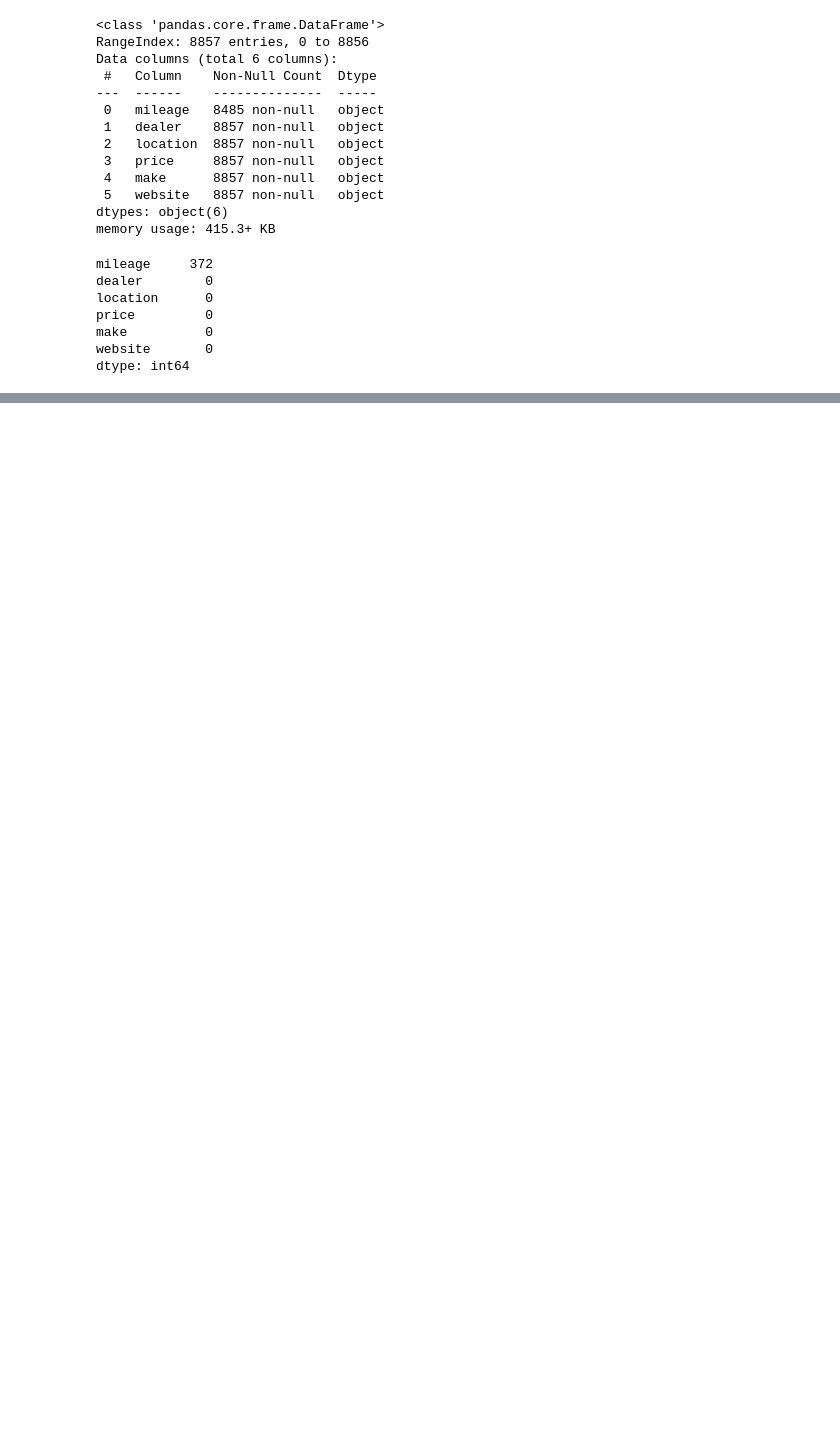
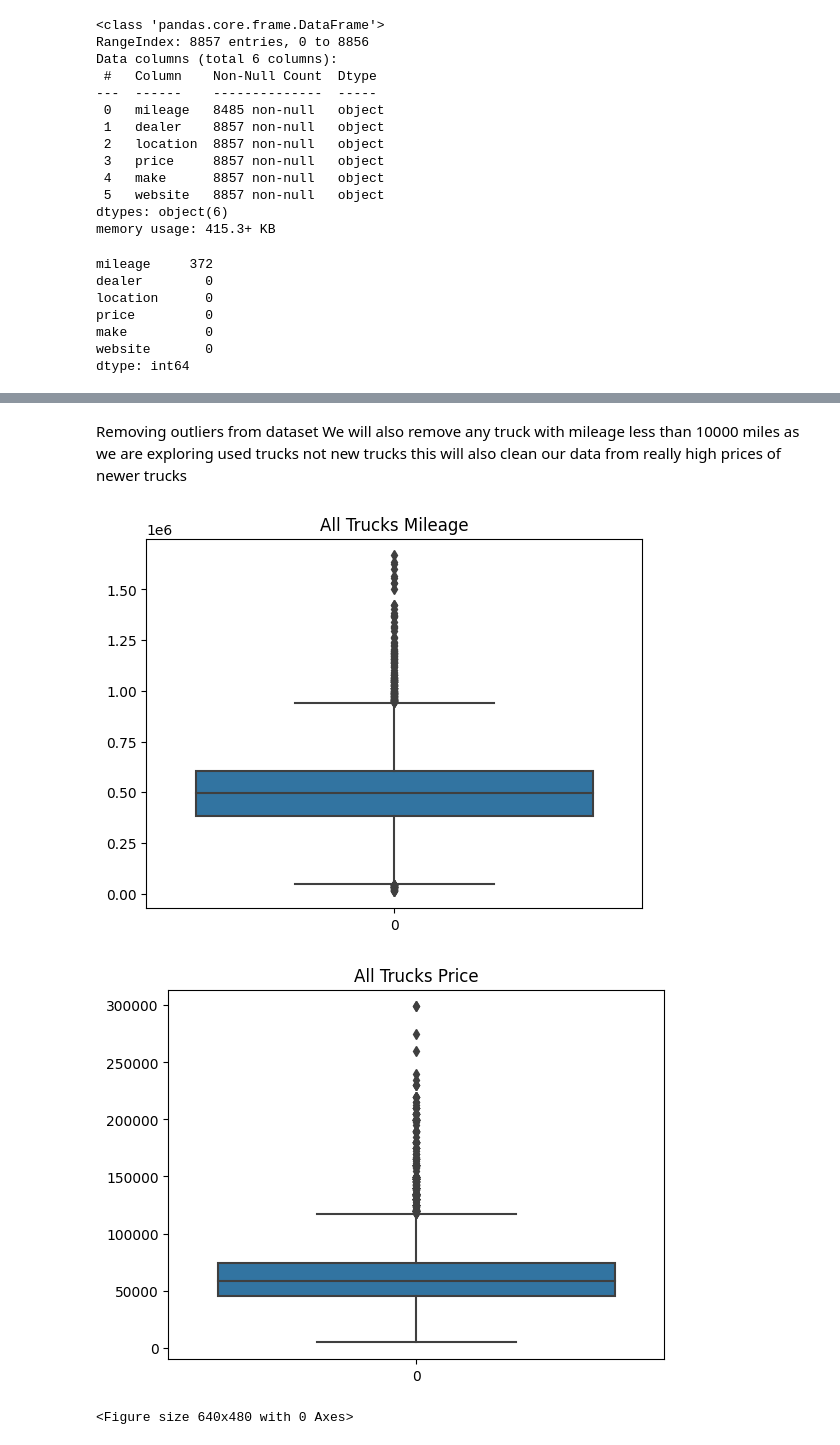
Before and after one commit to dazehead/truck-sales-project, a Jupyter notebook: truck_sale.ipynb, the cells around one changed output, grey strips where cells are left out. Saved outputs shown, nothing was run; the diff lists cells and outputs as text; code cells hidden in the pictures; blank space fills up the shorter version.

```diff
--- a/truck_sale.ipynb
+++ b/truck_sale.ipynb
@@ -140,0 +246,19 @@ plt.show()
+# %% [markdown]
+Removing outliers from dataset
+We will also remove any truck with mileage less than 10000 miles as we are exploring used trucks not new trucks this will also clean our data from really high prices of newer trucks
+# %%
+data = data[data['price'] < 600000]
+data = data[data['mileage'].between(10000, 2000000)]
+
+sns.boxplot(data['mileage'])
+plt.title('All Trucks Mileage')
+plt.show()
+plt.clf()
+sns.boxplot(data['price'])
+plt.title('All Trucks Price')
+plt.show()
+plt.clf()
+# %% [output]
+[figure, added]
+[figure, added]
+<Figure size 640x480 with 0 Axes>
```
Also changed, not shown: parts of 22 cells of this notebook.
